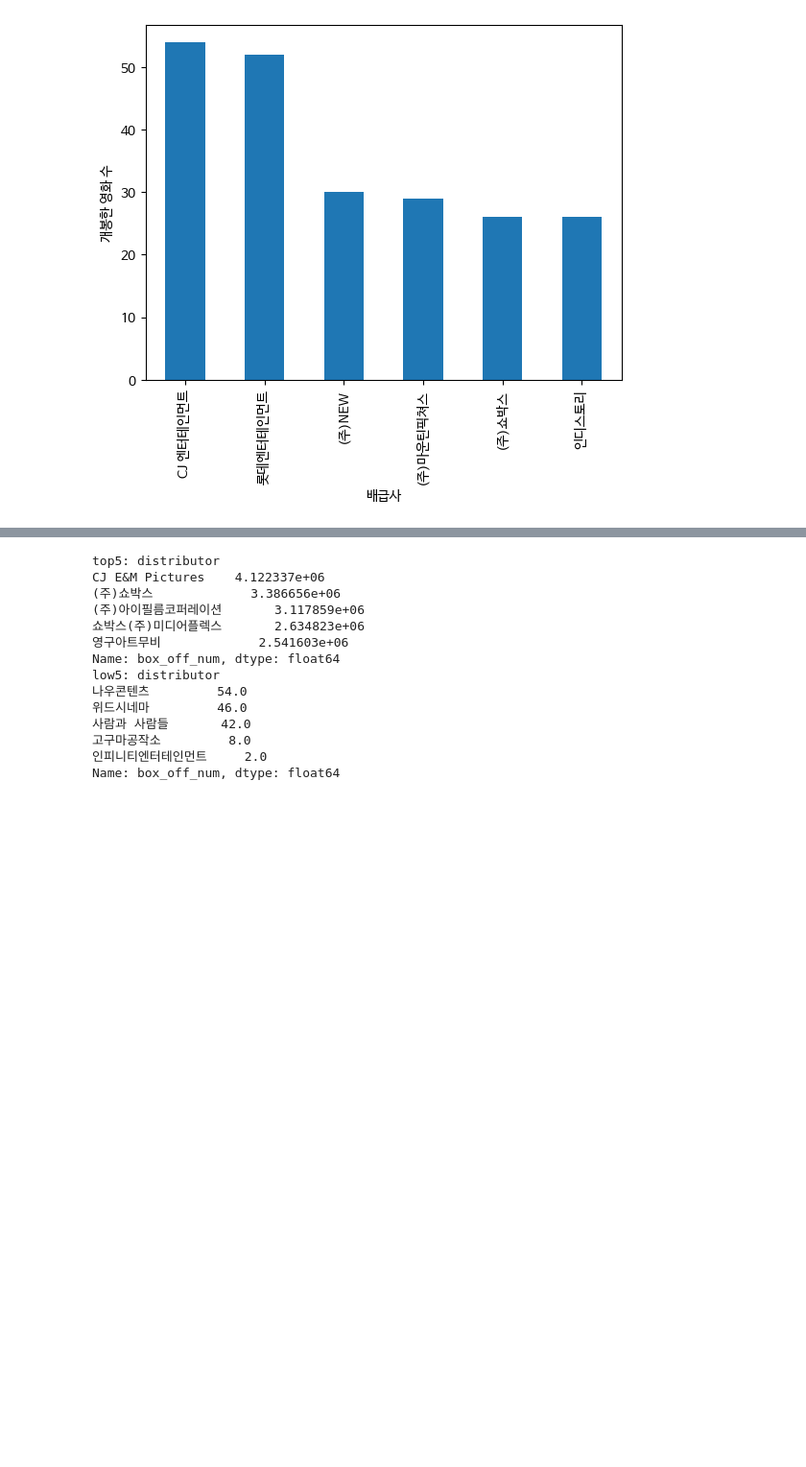
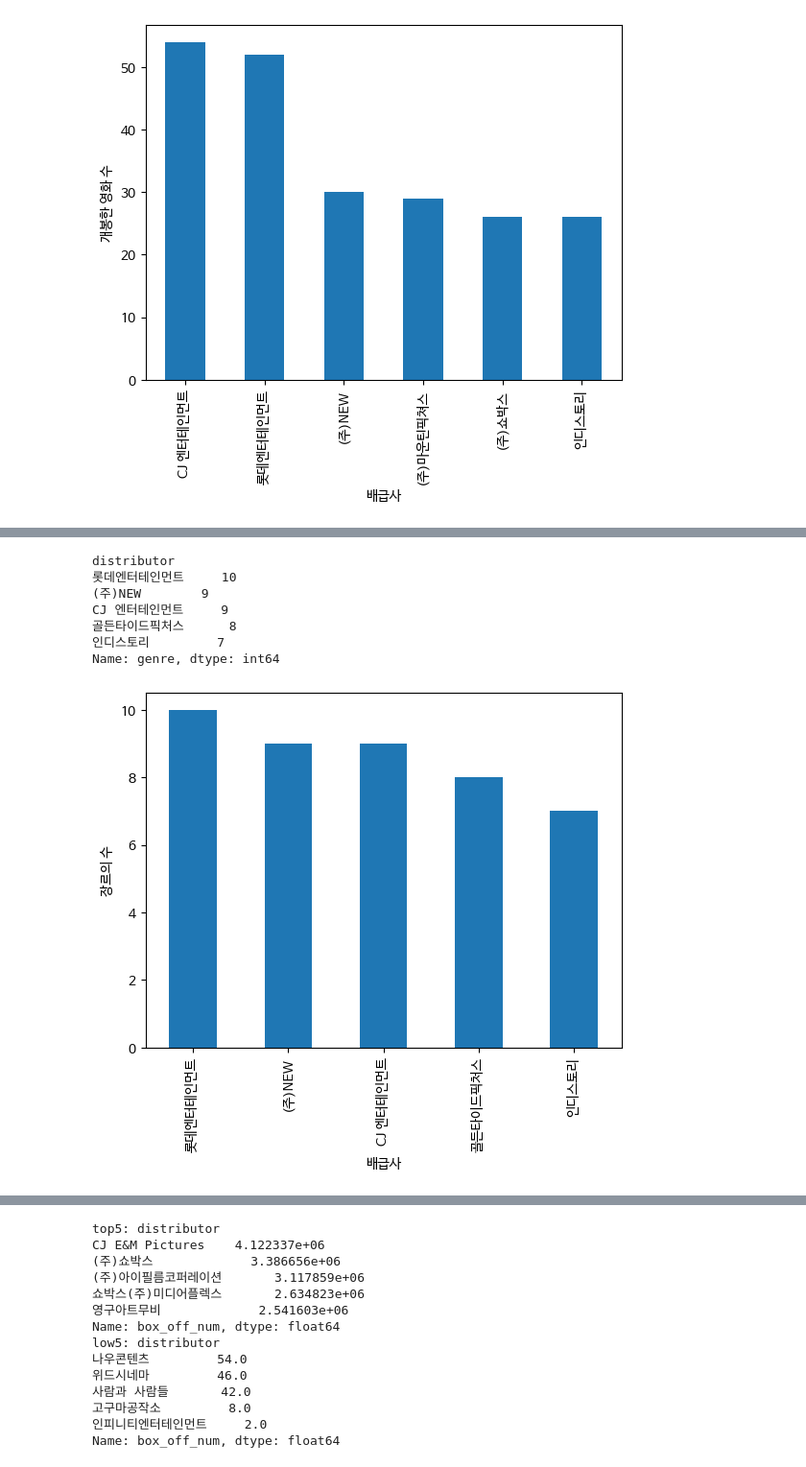
Before and after one commit to CheayeonLee/ESAA_YB, a Jupyter notebook: YB2조_미니프로젝트1.ipynb, the cells around one changed output, grey strips where cells are left out. Shown at 96% size. Saved outputs shown, nothing was run; the diff lists cells and outputs as text; code cells hidden in the pictures; blank space fills up the shorter version.

```diff
--- a/YB2조_미니프로젝트1.ipynb
+++ b/YB2조_미니프로젝트1.ipynb
@@ -63,0 +72,16 @@ Name: distributor, dtype: int64
+# %%
+# 2. 가장 다양한 장르를 개봉한 배급사
+group = train.groupby('distributor')['genre']
+genre_num = group.nunique()
+genre_top5 = genre_num.sort_values(ascending=False)[:5]
+genre_top5.plot(kind='bar', xlabel='배급사', ylabel='장르의 수')
+print(genre_top5)
+# %% [output]
+distributor
+롯데엔터테인먼트     10
+(주)NEW        9
+CJ 엔터테인먼트     9
+골든타이드픽처스      8
+인디스토리         7
+Name: genre, dtype: int64
+[figure, added]
```
Also changed, not shown: parts of 7 cells of this notebook.
